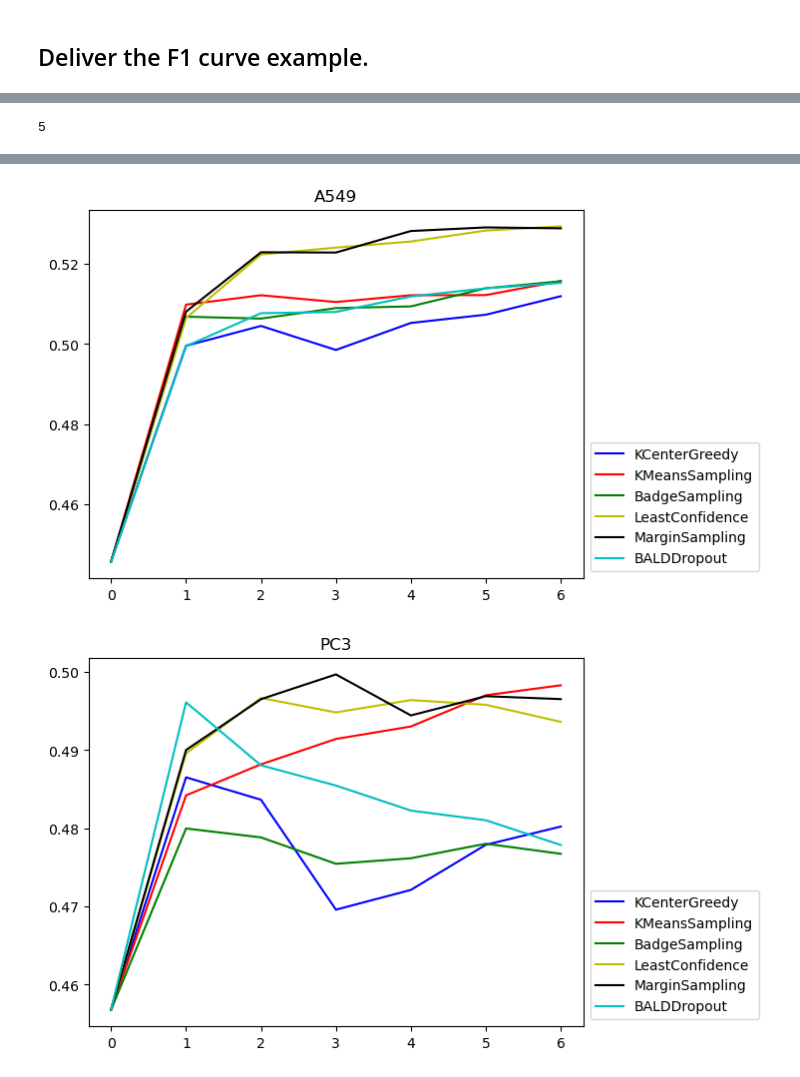
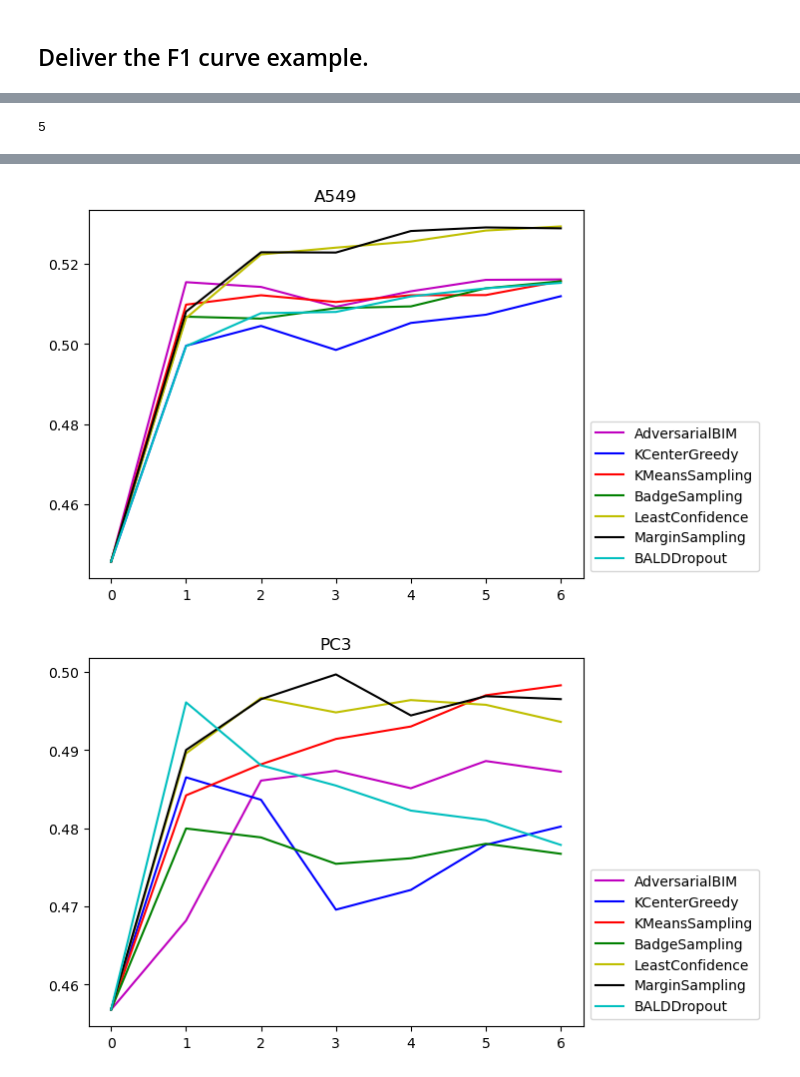
Before and after one commit to dearhannah/AnchorDrug_official, a Jupyter notebook: ActiveLearning/QueryStrategyAnalysis.ipynb, the cells around one changed output, grey strips where cells are left out. Cells and saved outputs as stored; diff of their text form; code cells hidden in the pictures.

Commit message:
save updated version of adversarial bim

```diff
--- a/ActiveLearning/QueryStrategyAnalysis.ipynb
+++ b/ActiveLearning/QueryStrategyAnalysis.ipynb
@@ -6,6 +7,6 @@ import matplotlib.pyplot as plt
 # %%
 resDir = '/egr/research-aidd/menghan1/AnchorDrug/ActiveLearning/results'
-ctgr = [f[6:-11] for f in os.listdir(resDir) if '.pkl' in f]
+ctgr = [f.split('_')[1] for f in os.listdir(resDir) if '.pkl' in f]
 # ctgr = os.listdir(resDir)
 # genelist = ['HMGCS1', 'TOP2A', 'DNAJB1', 'PCNA', 'HMOX1']
 celllist = ['MCF7', 'A549', 'PC3']
@@ -29,7 +31,8 @@ for q in ctgr:
     for s in steplist:
         # print(s)
         dictQ[s] = []
-        mtcPath = f'/egr/research-aidd/menghan1/AnchorDrug/ActiveLearning/results/LINCS_{q}_{s}_0_30.pkl'
+        # mtcPath = f'/egr/research-aidd/menghan1/AnchorDrug/ActiveLearning/results/LINCS_{q}_{s}_0_30.pkl'
+        mtcPath = f'/egr/research-aidd/menghan1/AnchorDrug/ActiveLearning/results/LINCS_{q}_5_0_30_20240203_024916_.pkl'
         # print(mtcPath)
         try:
             with open(mtcPath, 'rb') as f:
@@ -90,7 +90,9 @@ for q in ctgr:
             with open(mtcPath, 'rb') as f:
                 all_acc,all_f1 = pickle.load(f)
         except:
-            continue
+            mtcPath = f'/egr/research-aidd/menghan1/AnchorDrug/ActiveLearning/results/LINCS_{q}_5_0_30_20240203_024916_.pkl'
+            with open(mtcPath, 'rb') as f:
+                all_acc,all_f1 = pickle.load(f)
         all_acc, all_f1 = np.array(all_acc), np.array(all_f1)
         # extract the last cycle f1
         all_f1 = np.array(all_f1)[:, -1, :]
@@ -119,6 +128,8 @@ df.to_csv('/egr/research-aidd/menghan1/AnchorDrug/ActiveLearning/results/sum.csv
 # %% [markdown]
 ## Deliver the F1 curve example.
 # %%
+# ["viridis", "RdBu", "Set1", "jet"]
+cmap = mpl.cm.get_cmap("RdBu")
 for s in steplist:
     print(s)
     dots = {
@@ -132,15 +143,21 @@ for s in steplist:
         'BadgeSampling': 'g',
         'LeastConfidence': 'y',
         'MarginSampling': 'k',
-        'BALDDropout': 'c'
+        'BALDDropout': 'c',
+        'AdversarialBIM': 'm',
     }
     rds = int(30/s + 1)
     for q in ctgr:
         print(q)
 
         mtcPath = f'/egr/research-aidd/menghan1/AnchorDrug/ActiveLearning/results/LINCS_{q}_{s}_0_30.pkl'
-        with open(mtcPath, 'rb') as f:
-            all_acc,all_f1 = pickle.load(f)
+        try:
+            with open(mtcPath, 'rb') as f:
+                all_acc,all_f1 = pickle.load(f)
+        except:
+            mtcPath = f'/egr/research-aidd/menghan1/AnchorDrug/ActiveLearning/results/LINCS_{q}_5_0_30_20240203_024916_.pkl'
+            with open(mtcPath, 'rb') as f:
+                all_acc,all_f1 = pickle.load(f)
         all_acc, all_f1 = np.array(all_acc), np.array(all_f1)
         print(all_f1.shape)
         all_f1 = np.mean(all_f1, axis=0)
@@ -184,15 +201,21 @@ for s in steplist:
         'BadgeSampling': 'g',
         'LeastConfidence': 'y',
         'MarginSampling': 'k',
-        'BALDDropout': 'c'
+        'BALDDropout': 'c',
+        'AdversarialBIM': 'm',
     }
     rds = int(30/s + 1)
     for i in range(len(celllist)):
         for q in ctgr:
             # print(q)
             mtcPath = f'/egr/research-aidd/menghan1/AnchorDrug/ActiveLearning/results/LINCS_{q}_{s}_0_30.pkl'
-            with open(mtcPath, 'rb') as f:
-                all_acc,all_f1 = pickle.load(f)
+            try:
+                with open(mtcPath, 'rb') as f:
+                    all_acc,all_f1 = pickle.load(f)
+            except:
+                mtcPath = f'/egr/research-aidd/menghan1/AnchorDrug/ActiveLearning/results/LINCS_{q}_5_0_30_20240203_024916_.pkl'
+                with open(mtcPath, 'rb') as f:
+                    all_acc,all_f1 = pickle.load(f)
             all_acc, all_f1 = np.array(all_acc), np.array(all_f1)
             # print(all_f1.shape)
             all_f1 = np.mean(all_f1, axis=0)
@@ -209,2 +232,2 @@ for s in steplist:
-[figure, old version]
+[figure, new version]
-[figure, old version]
+[figure, new version]
```
Also changed, not shown: parts of 9 cells of this notebook, 3 other files.
